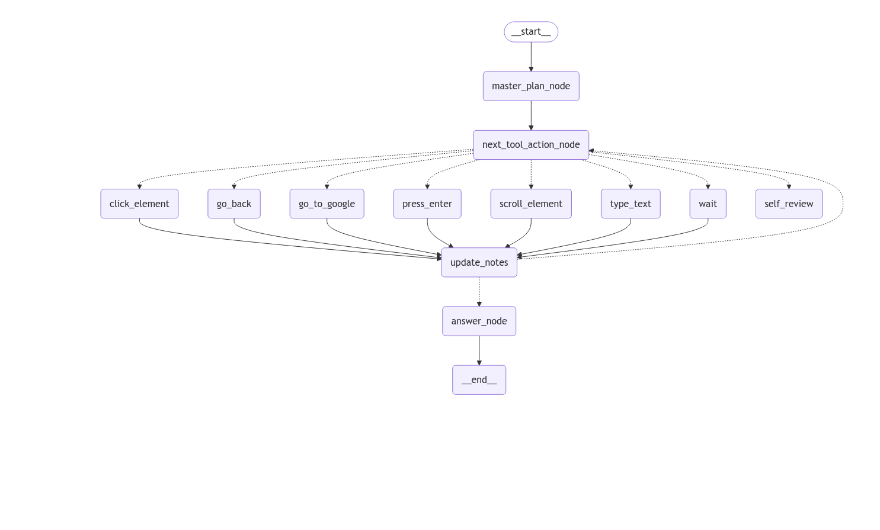
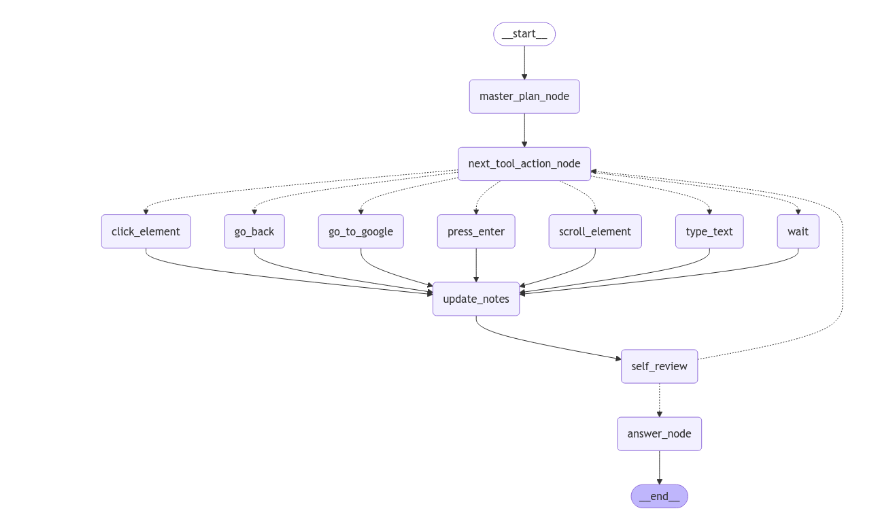
Before and after one commit to mrtrantuan/WebRover, a Jupyter notebook: webvoyager4.ipynb, the cells around one changed output. Drawn from its saved outputs; the diff is of its cells as text; code cells hidden in the pictures; blank space fills up the shorter version.

```diff
--- a/webvoyager4.ipynb
+++ b/webvoyager4.ipynb
@@ -307,13 +329,10 @@ async def master_plan_node(state: AgentState):
     You are an expert a preparing a step by step plan to complete a task.
     You will be given a task provided by the user. The task might also be a question.
     You will need to prepare a plan to complete the task. In case its a question, you will need to prepare a plan to answer the question.
-    Also in the response indicate weather the current page is a search engine home page or not.
 
     You will be also provided the screenshot of the current web page.
     - If the current page is google home page or any other search engine, create a plan that basically searches the keyword and continues to the next step.
     - If the current page is not a some other web page, create a plan to scroll through the page and relevant collect information.
-
-
 
     For eg if the task is "What is the lastest news on Apple's stock price?", you will need to prepare a plan to answer the question.
     You will need to prepare a plan to complete the task.
@@ -471,8 +490,6 @@ async def should_call_tool(state: AgentState):
         return "go_to_google"
     elif next_tool_action_type == "press_enter":
         return "press_enter"
-    elif next_tool_action_type == "FINISHED":
-        return "answer_node"
     else:
         ValueError(f"Invalid action: {next_tool_action_type}")
 # %%
@@ -542,13 +559,13 @@ async def self_review_node(state: AgentState):
     print("Self Review:")
     pprint(response)
     print("----------------------------------------------------------\n")
-    current_plan = state["current_plan"]
+    actions_executed = state["actions_executed"]
 
 
     if response.content == "FINISHED":
-        return {"status": "completed", "current_plan_executed": current_plan}
+        return {"status": "completed", "actions_executed": actions_executed}
     else:
-        return {"status": "in_progress", "current_plan_executed": current_plan}
+        return {"status": "in_progress", "actions_executed": actions_executed}
 
 async def should_answer(state: AgentState):
     status = state["status"]
@@ -614,36 +631,37 @@ builder = StateGraph(AgentState)
 builder.add_node("master_plan_node", master_plan_node)
 builder.add_node("next_tool_action_node", next_tool_action_node)
 builder.add_node("click_element", click_element)
 builder.add_node("scroll_element", scroll_element)
 builder.add_node("type_text", type_text)
 builder.add_node("wait", wait)
 builder.add_node("go_back", go_back)
 builder.add_node("go_to_google", go_to_google)
 builder.add_node("press_enter", press_enter)
 builder.add_node("update_notes", update_notes_node)
 builder.add_node("self_review", self_review_node)
 builder.add_node("answer_node", answer_node)
 
 
 builder.add_edge(START, "master_plan_node")
 builder.add_edge("master_plan_node", "next_tool_action_node")
-builder.add_conditional_edges("next_tool_action_node", should_call_tool, ["click_element", "scroll_element", "type_text", "wait", "go_back", "go_to_google", "press_enter", "self_review"])
+builder.add_conditional_edges("next_tool_action_node", should_call_tool, ["click_element", "scroll_element", "type_text", "wait", "go_back", "go_to_google", "press_enter"])
 
 builder.add_edge("click_element", "update_notes")
 builder.add_edge("scroll_element", "update_notes")
 builder.add_edge("type_text", "update_notes")
 builder.add_edge("wait", "update_notes")
 builder.add_edge("go_back", "update_notes")
 builder.add_edge("go_to_google", "update_notes")
 builder.add_edge("press_enter", "update_notes")
-builder.add_conditional_edges("update_notes", should_answer, ["answer_node", "next_tool_action_node"])
+builder.add_edge("update_notes", "self_review")
+builder.add_conditional_edges("self_review", should_answer, ["answer_node", "next_tool_action_node"])
 builder.add_edge("answer_node", END)
 
 graph = builder.compile()
 
 display(Image(graph.get_graph().draw_mermaid_png()))
 # %% [output]
-[figure, old version]
+[figure, new version]
 # %%
 async def setup_browser(go_to_page: str):
     playwright = await async_playwright().start()
```
Also changed, not shown: parts of 4 cells of this notebook, 7 other files.
